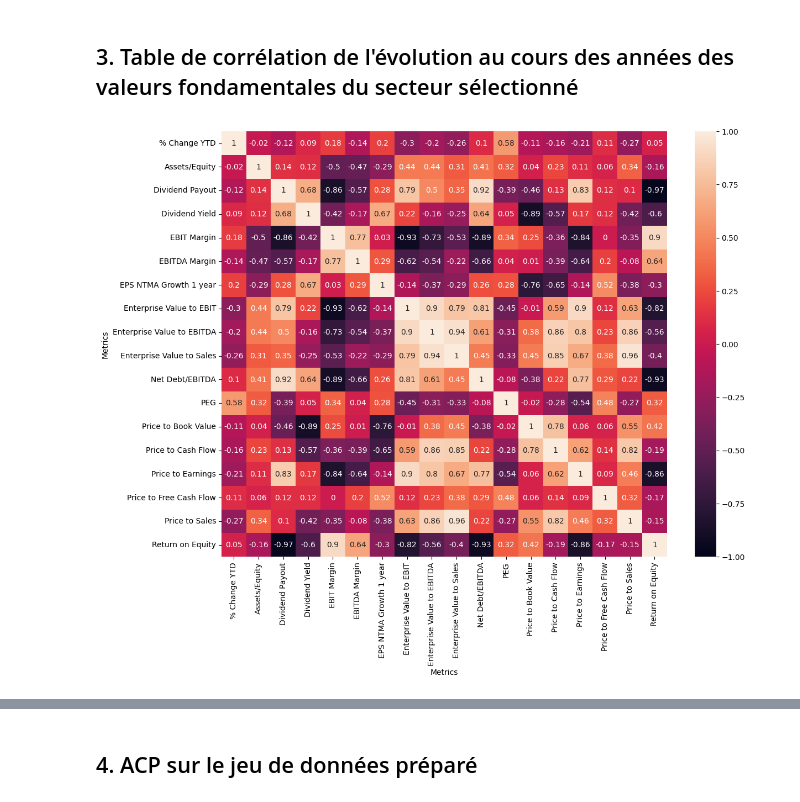
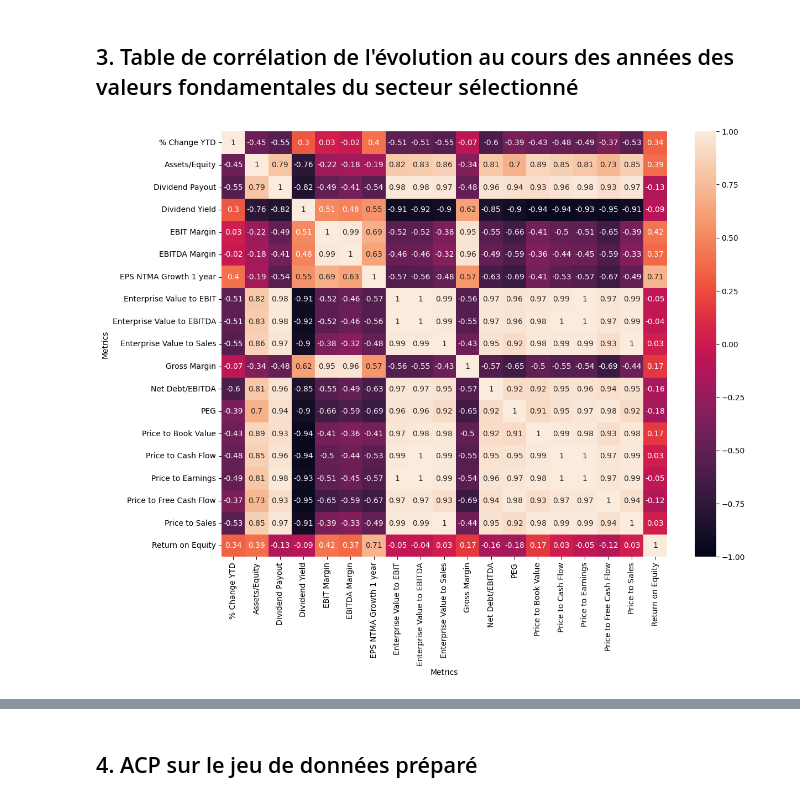
Before and after one commit to SuperWD40/ACP_on_fundamentals_for_sector_clustering, a Jupyter notebook: Sujet 4 - Notebook.ipynb, the cells around one changed output, grey strips where cells are left out. Saved outputs shown, nothing was run; the diff lists cells and outputs as text; code cells hidden in the pictures.

Commit message:
import commentaires

```diff
--- a/Sujet 4 - Notebook.ipynb
+++ b/Sujet 4 - Notebook.ipynb
@@ -67,5 +77,6 @@ df.head().round(3)
 # %%
-sector = 'Energy'
+# Sélection du secteur pour le reste de l'étude
+sector = 'Consumer Staples'
 
 # Sélection du secteur et de la colonne "Date"
 dataset = df[[sector, 'Date']]
@@ -75,4 +86,3 @@ dataset = dataset.reset_index().pivot(index='Metrics', columns='Date').dropna()
 
 # Supression de la dimension secteur et transposition des axes
 dataset = dataset[sector].transpose()
-dataset.head().round(3)
@@ -93,12 +103,16 @@ import matplotlib.pyplot as plt
 # %%
+import pandas as pd
+import seaborn as sns
+import matplotlib.pyplot as plt
+
 # Calcul des variations en pourcentage
 dataset_pct_change = dataset.pct_change()
 
 # Ajustement de la taille de la figure
 plt.gcf().set_size_inches(13, 10)
 
 # Affichage de la heatmap de corrélation
-sns.heatmap(dataset_pct_change.corr().round(2), vmin=-1, vmax=1, annot=True)
+sns.heatmap(dataset.corr().round(2), vmin=-1, vmax=1, annot=True)
 plt.show()
 # %% [output]
-[figure, old version]
+[figure, new version]
```
Also changed, not shown: parts of 29 cells of this notebook.
